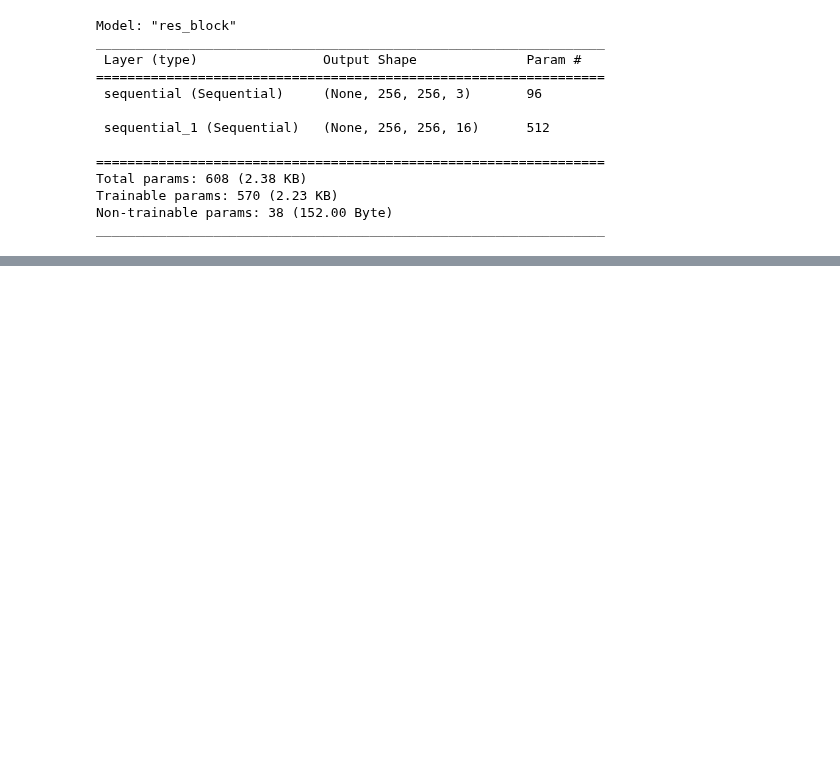
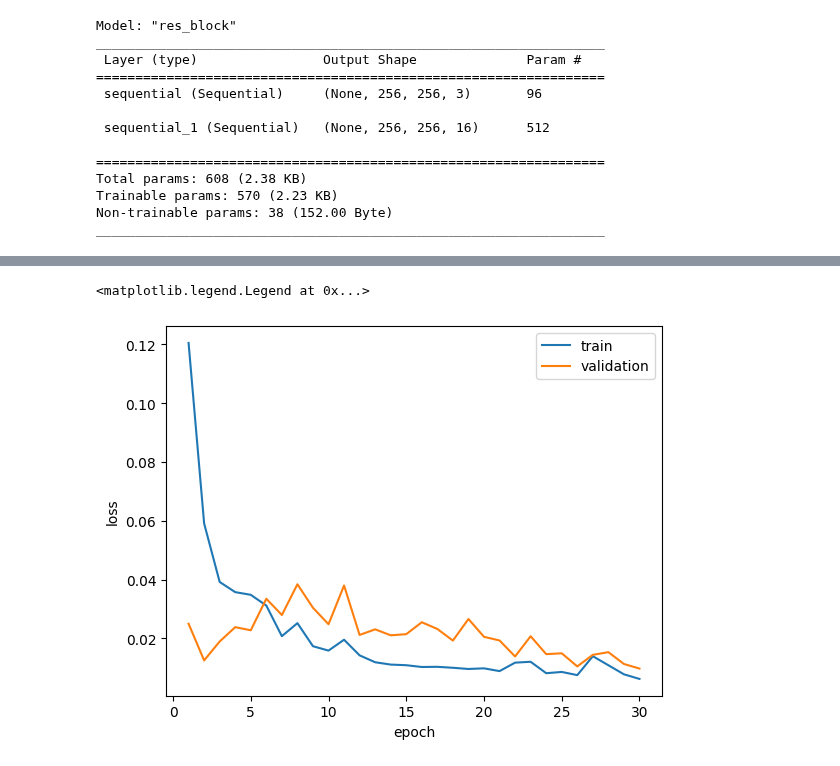
Before and after one commit to mihawb/dnn-lang-comparison, a Jupyter notebook: python/tensorflow/detection_sandbox.ipynb, the cells around one changed output, grey strips where cells are left out. Saved outputs shown, nothing was run; the diff lists cells and outputs as text; code cells hidden in the pictures; blank space fills up the shorter version.

Commit message:
sodnet in tf

```diff
--- a/python/tensorflow/detection_sandbox.ipynb
+++ b/python/tensorflow/detection_sandbox.ipynb
@@ -144,28 +95,6 @@ Total params: 608 (2.38 KB)
 Trainable params: 570 (2.23 KB)
 Non-trainable params: 38 (152.00 Byte)
 _________________________________________________________________
-# %%
-def SODNetBuilder(in_channels, first_output_channels):
-	return tf.keras.Sequential([
-		tf.keras.Input(shape=(256, 256, 3)),
-
-		ResBlock(in_channels, first_output_channels),
-		tf.keras.layers.MaxPool2D((2,2)),
-
-		ResBlock(first_output_channels, 2 * first_output_channels),
-		tf.keras.layers.MaxPool2D((2,2)),
-
-		ResBlock(2 * first_output_channels, 4 * first_output_channels),
-		tf.keras.layers.MaxPool2D((2,2)),
-
-		ResBlock(4 * first_output_channels, 8 * first_output_channels),
-		tf.keras.layers.MaxPool2D((2,2)),
-
-		tf.keras.layers.Conv2D(16 * first_output_channels, 3),
-		tf.keras.layers.MaxPool2D((2,2)),
-		tf.keras.layers.Flatten(),
-		tf.keras.layers.Dense(2),
-	])
 # %%
 model = SODNetBuilder(3, 16)
 model.summary()
@@ -187,3 +116,10 @@ Total params: 467698 (1.78 MB)
 Trainable params: 466988 (1.78 MB)
 Non-trainable params: 710 (2.77 KB)
 _________________________________________________________________
+# %%
+loss_func = tf.losses.Huber(reduction=tf.keras.losses.Reduction.SUM_OVER_BATCH_SIZE)
+optimizer = tf.keras.optimizers.Adam(learning_rate=5e-5)
+model.compile(optimizer=optimizer, loss=loss_func) # no iou metric, proof it works in pytorch :)
+epochs = 30
+batch = next(iter(train_ds))
+model(batch[0])
@@ -189,0 +137,7 @@ _________________________________________________________________
+# %%
+train_history = model.fit(
+	train_ds,
+	epochs=epochs,
+	shuffle=True,
+	validation_data=test_ds
+)
@@ -189,0 +167,9 @@ _________________________________________________________________
+# %%
+plt.plot([i for i in range(1, epochs+1)], train_history.history['loss'], label='train')
+plt.plot([i for i in range(1, epochs+1)], train_history.history['val_loss'], label='validation')
+plt.xlabel('epoch')
+plt.ylabel('loss')
+plt.legend()
+# %% [output]
+<matplotlib.legend.Legend at 0x...>
+[figure, added]
```
Also changed, not shown: parts of 8 cells of this notebook, 2 other files.
